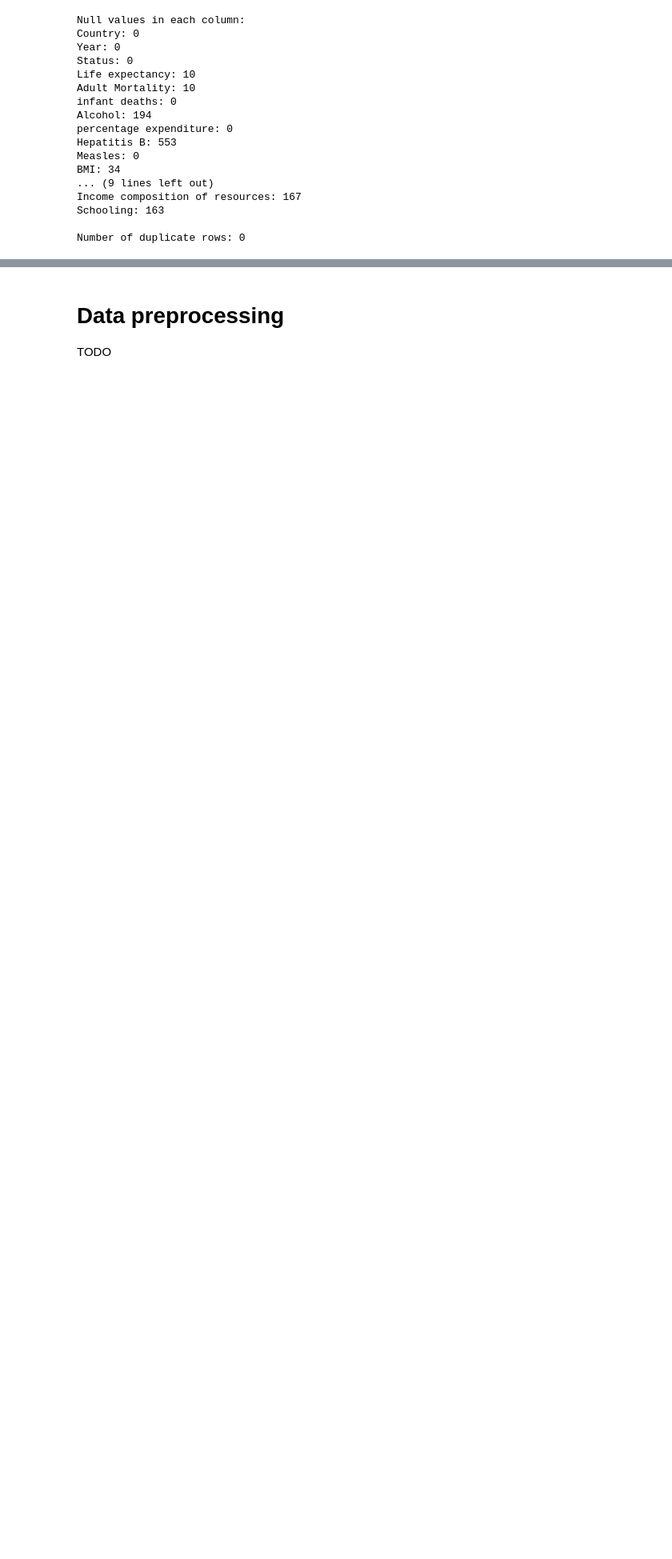
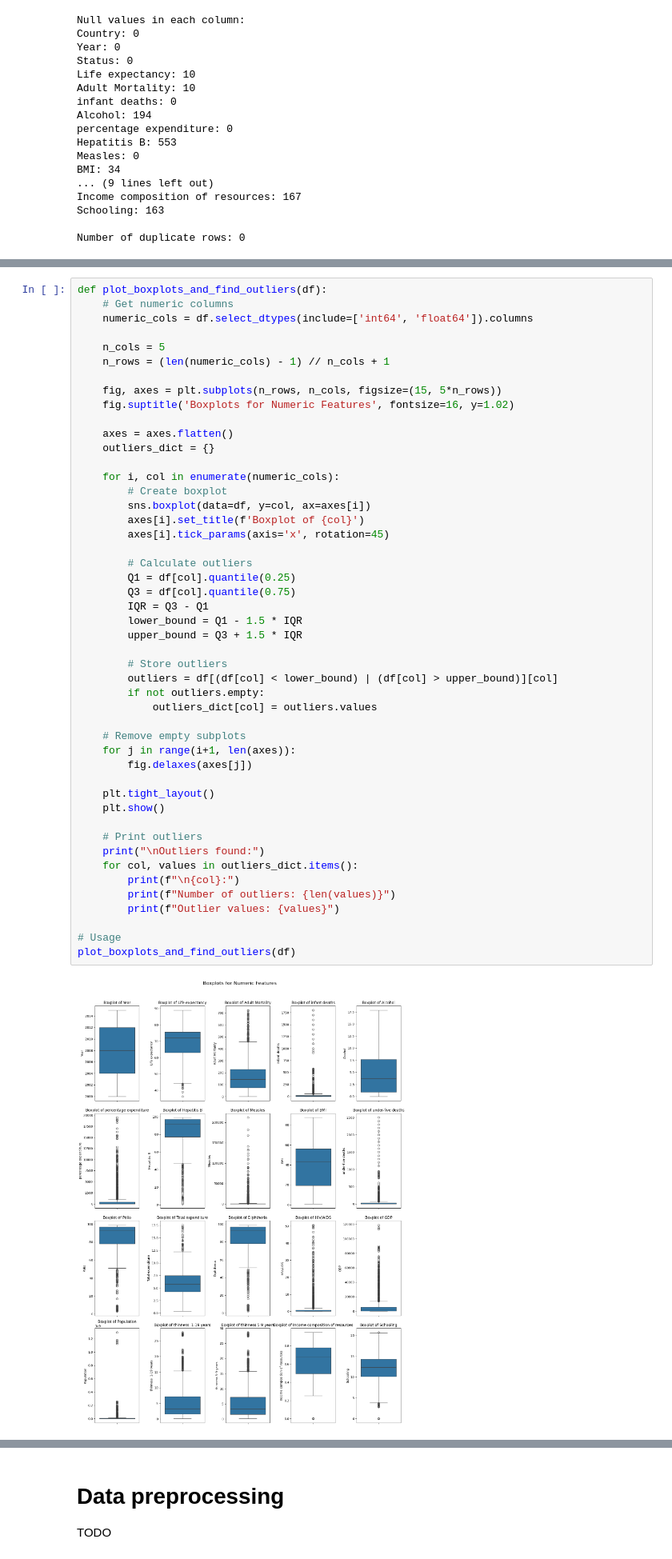
Before and after one commit to davidmarsoni/ml-project, a Jupyter notebook: Mini-Project/Mini-Project DM_ZF.ipynb, the cells around one changed output, grey strips where cells are left out. Shown at 80% size. Drawn from its saved outputs; the diff is of its cells as text; blank space fills up the shorter version.

```diff
--- a/Mini-Project/Mini-Project DM_ZF.ipynb
+++ b/Mini-Project/Mini-Project DM_ZF.ipynb
@@ -158,0 +190,50 @@ Number of duplicate rows: 0
+# %%
+def plot_boxplots_and_find_outliers(df):
+    # Get numeric columns
+    numeric_cols = df.select_dtypes(include=['int64', 'float64']).columns
+
+    n_cols = 5
+    n_rows = (len(numeric_cols) - 1) // n_cols + 1
+
+    fig, axes = plt.subplots(n_rows, n_cols, figsize=(15, 5*n_rows))
+    fig.suptitle('Boxplots for Numeric Features', fontsize=16, y=1.02)
+
+    axes = axes.flatten()
+    outliers_dict = {}
+
+    for i, col in enumerate(numeric_cols):
+        # Create boxplot
+        sns.boxplot(data=df, y=col, ax=axes[i])
+        axes[i].set_title(f'Boxplot of {col}')
+        axes[i].tick_params(axis='x', rotation=45)
+
+        # Calculate outliers
+        Q1 = df[col].quantile(0.25)
+        Q3 = df[col].quantile(0.75)
+        IQR = Q3 - Q1
+        lower_bound = Q1 - 1.5 * IQR
+        upper_bound = Q3 + 1.5 * IQR
+
+        # Store outliers
+        outliers = df[(df[col] < lower_bound) | (df[col] > upper_bound)][col]
+        if not outliers.empty:
+            outliers_dict[col] = outliers.values
+
+    # Remove empty subplots
+    for j in range(i+1, len(axes)):
+        fig.delaxes(axes[j])
+
+    plt.tight_layout()
+    plt.show()
+
+    # Print outliers
+    print("\nOutliers found:")
+    for col, values in outliers_dict.items():
+        print(f"\n{col}:")
+        print(f"Number of outliers: {len(values)}")
+        print(f"Outlier values: {values}")
+
+# Usage
+plot_boxplots_and_find_outliers(df)
+# %% [output]
+[figure, added]
```
Also changed, not shown: parts of 27 cells of this notebook.
